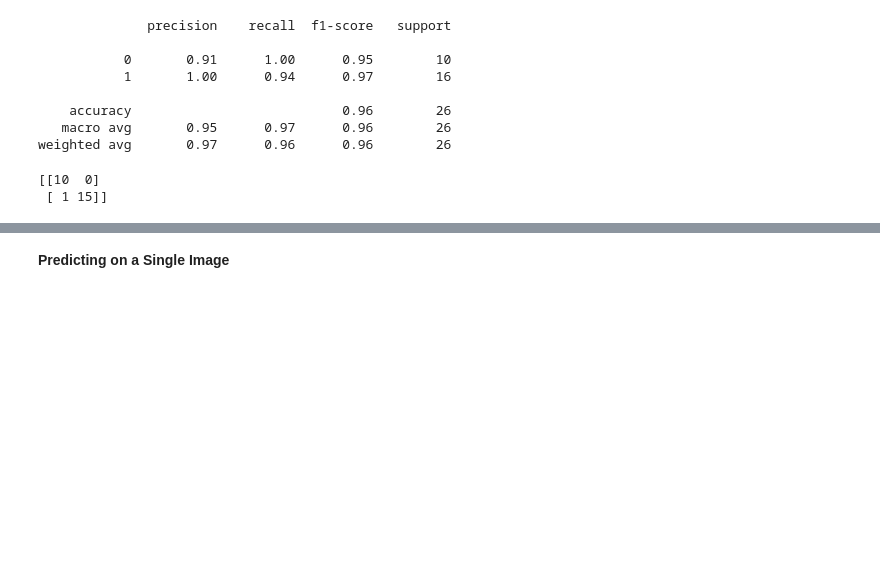
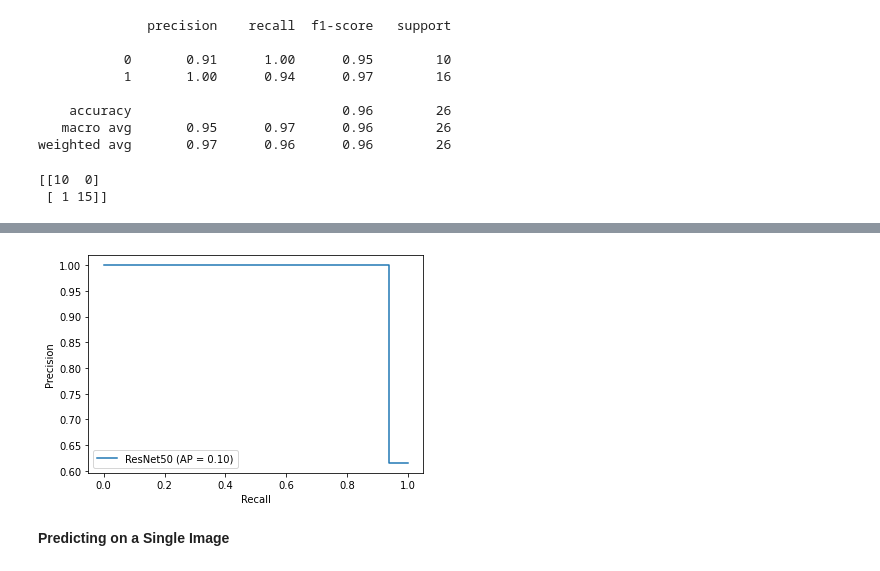
Before and after one commit to jayashreesridhar/brain_tumour_classifier_app, a Jupyter notebook: Brain_Tumour_Binary_Classification.ipynb, the cells around one changed output, grey strips where cells are left out. Cells and saved outputs as stored; diff of their text form; code cells hidden in the pictures; blank space fills up the shorter version.

```diff
--- a/Brain_Tumour_Binary_Classification.ipynb
+++ b/Brain_Tumour_Binary_Classification.ipynb
@@ -476,3 +484,9 @@ print(confusion_matrix(test_image_gen.classes,predictions))
+# %%
+prec, recall, _ = precision_recall_curve(test_image_gen.classes,predictions,pos_label=1)
+
+pr_display = PrecisionRecallDisplay(precision=prec, recall=recall,average_precision=0.1,estimator_name="ResNet50").plot()
+# %% [output]
+[figure, added]
 # %% [markdown]
 **Predicting on a Single Image**
 # %%
```
Also changed, not shown: parts of 4 cells of this notebook.
